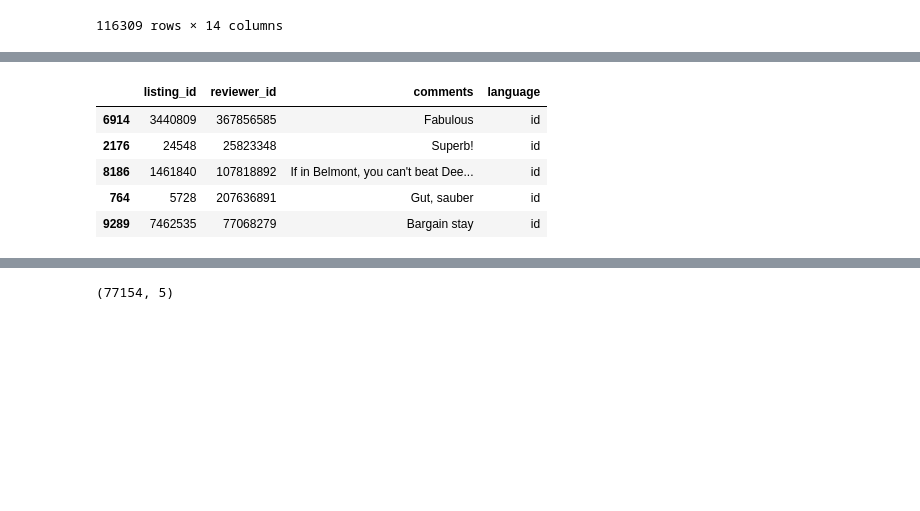
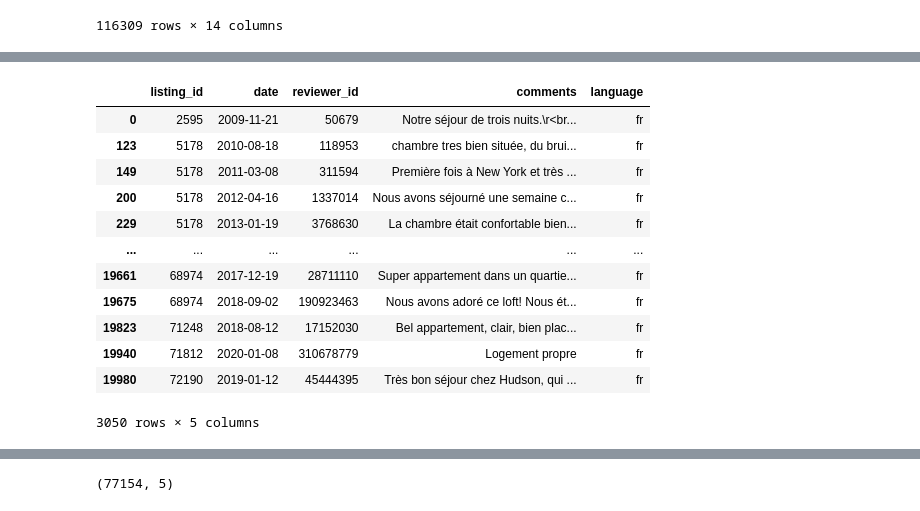
Before and after one commit to kamalova/Airbnb-Recommendation-Engine-NLP, a Jupyter notebook: dataload_EDA.ipynb, the cells around one changed output, grey strips where cells are left out. Drawn from its saved outputs; the diff is of its cells as text; code cells hidden in the pictures; blank space fills up the shorter version.

```diff
--- a/dataload_EDA.ipynb
+++ b/dataload_EDA.ipynb
@@ -288,12 +269,19 @@ df_reviews['language'].value_counts().plot.bar();
 # %%
-df_reviews.loc[df_reviews['language']=='id']
+df_reviews.loc[df_reviews['language']=='fr']
 # %% [output]
-|  | listing_id | reviewer_id | comments | language |
-| 6914 | 3440809 | 367856585 | Fabulous | id |
-| 2176 | 24548 | 25823348 | Superb! | id |
-| 8186 | 1461840 | 107818892 | If in Belmont, you can't beat Dee... | id |
-| 764 | 5728 | 207636891 | Gut, sauber | id |
-| 9289 | 7462535 | 77068279 | Bargain stay | id |
+|  | listing_id | date | reviewer_id | comments | language |
+| 0 | 2595 | 2009-11-21 | 50679 | Notre séjour de trois nuits.\r<br... | fr |
+| 123 | 5178 | 2010-08-18 | 118953 | chambre tres bien située, du brui... | fr |
+| 149 | 5178 | 2011-03-08 | 311594 | Première fois à New York et très ... | fr |
+| 200 | 5178 | 2012-04-16 | 1337014 | Nous avons séjourné une semaine c... | fr |
+| 229 | 5178 | 2013-01-19 | 3768630 | La chambre était confortable bien... | fr |
+| ... | ... | ... | ... | ... | ... |
+| 19661 | 68974 | 2017-12-19 | 28711110 | Super appartement dans un quartie... | fr |
+| 19675 | 68974 | 2018-09-02 | 190923463 | Nous avons adoré ce loft! Nous ét... | fr |
+| 19823 | 71248 | 2018-08-12 | 17152030 | Bel appartement, clair, bien plac... | fr |
+| 19940 | 71812 | 2020-01-08 | 310678779 | Logement propre | fr |
+| 19980 | 72190 | 2019-01-12 | 45444395 | Très bon séjour chez Hudson, qui ... | fr |
+3050 rows × 5 columns
 # %%
 df_reviews.loc[df_reviews['language']=='sl']
 # %% [output]
```
Also changed, not shown: parts of 25 cells of this notebook.
